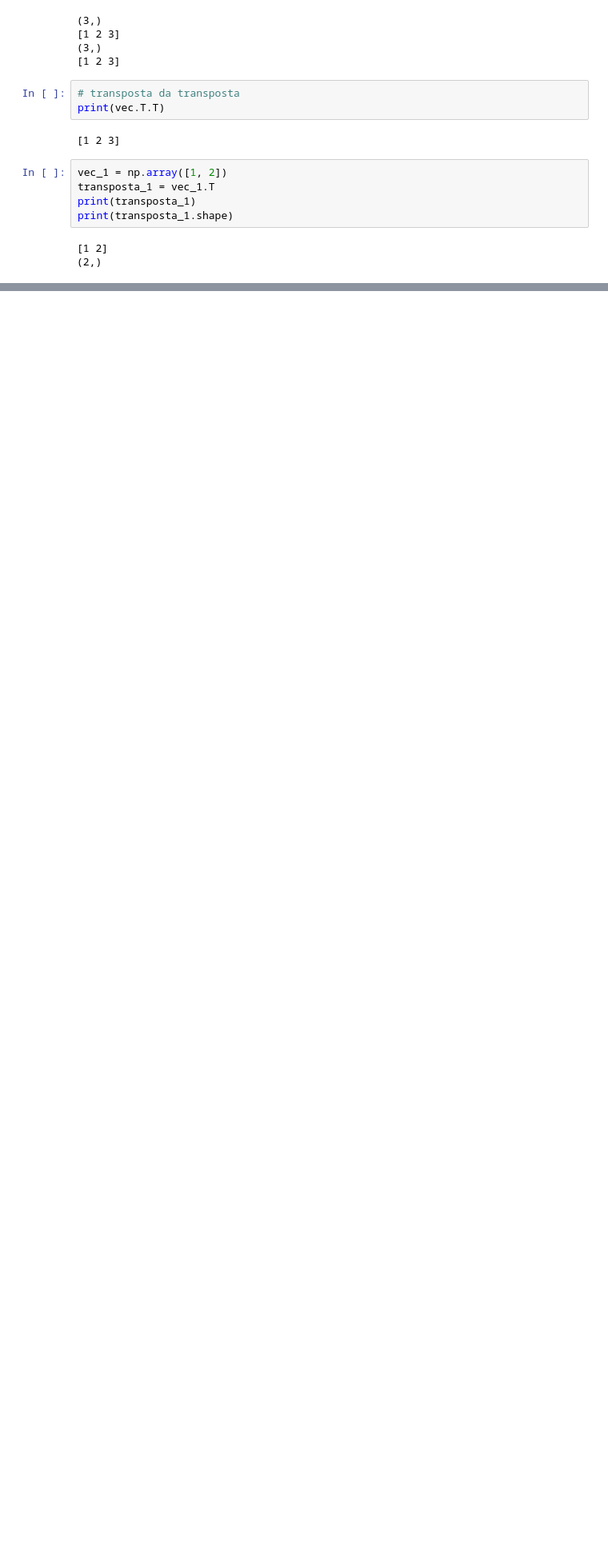
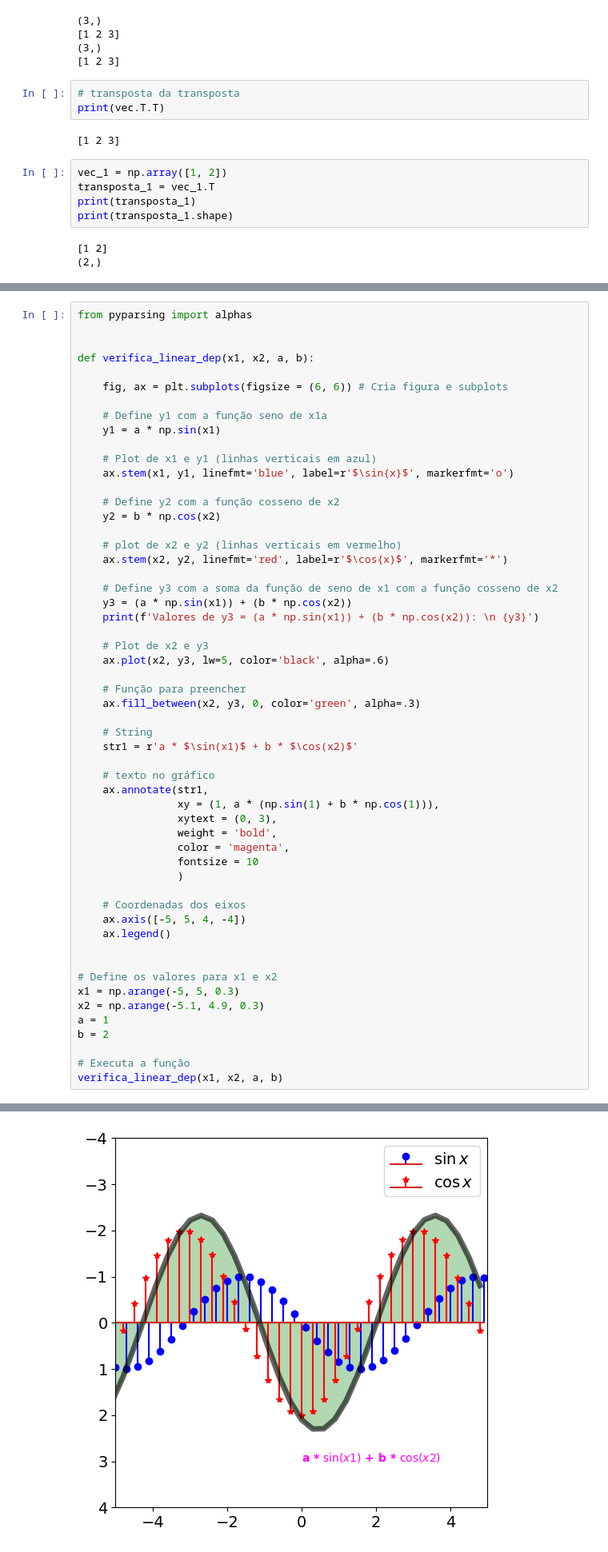
Before and after one commit to lleofernandes/DSA, a Jupyter notebook: 01_matematica_estatistica_ds_ml_ia/Lab4.ipynb, the cells around one changed output, grey strips where cells are left out. Shown at 80% size. Saved outputs shown, nothing was run; the diff lists cells and outputs as text; blank space fills up the shorter version.

```diff
--- a/01_matematica_estatistica_ds_ml_ia/Lab4.ipynb
+++ b/01_matematica_estatistica_ds_ml_ia/Lab4.ipynb
@@ -455,0 +685,56 @@ print(transposta_1.shape)
+# %%
+from pyparsing import alphas
+
+
+def verifica_linear_dep(x1, x2, a, b):
+
+    fig, ax = plt.subplots(figsize = (6, 6)) # Cria figura e subplots
+
+    # Define y1 com a função seno de x1a
+    y1 = a * np.sin(x1)
+
+    # Plot de x1 e y1 (linhas verticais em azul)
+    ax.stem(x1, y1, linefmt='blue', label=r'$\sin{x}$', markerfmt='o')
+
+    # Define y2 com a função cosseno de x2
+    y2 = b * np.cos(x2)
+
+    # plot de x2 e y2 (linhas verticais em vermelho)
+    ax.stem(x2, y2, linefmt='red', label=r'$\cos{x}$', markerfmt='*')
+
+    # Define y3 com a soma da função de seno de x1 com a função cosseno de x2
+    y3 = (a * np.sin(x1)) + (b * np.cos(x2))
+    print(f'Valores de y3 = (a * np.sin(x1)) + (b * np.cos(x2)): \n {y3}')
+
+    # Plot de x2 e y3
+    ax.plot(x2, y3, lw=5, color='black', alpha=.6)
+
+    # Função para preencher
+    ax.fill_between(x2, y3, 0, color='green', alpha=.3)
+
+    # String
+    str1 = r'a * $\sin(x1)$ + b * $\cos(x2)$'
+
+    # texto no gráfico
+    ax.annotate(str1,
+                xy = (1, a * (np.sin(1) + b * np.cos(1))),
+                xytext = (0, 3),
+                weight = 'bold',
+                color = 'magenta',
+                fontsize = 10
+                )
+
+    # Coordenadas dos eixos
+    ax.axis([-5, 5, 4, -4])
+    ax.legend()
+
+
+# Define os valores para x1 e x2
+x1 = np.arange(-5, 5, 0.3)
+x2 = np.arange(-5.1, 4.9, 0.3)
+a = 1
+b = 2
+
+# Executa a função
+verifica_linear_dep(x1, x2, a, b)
+# %% [output]
@@ -455,0 +748 @@ print(transposta_1.shape)
+[figure, added]
```
Also changed, not shown: parts of 32 cells of this notebook.
